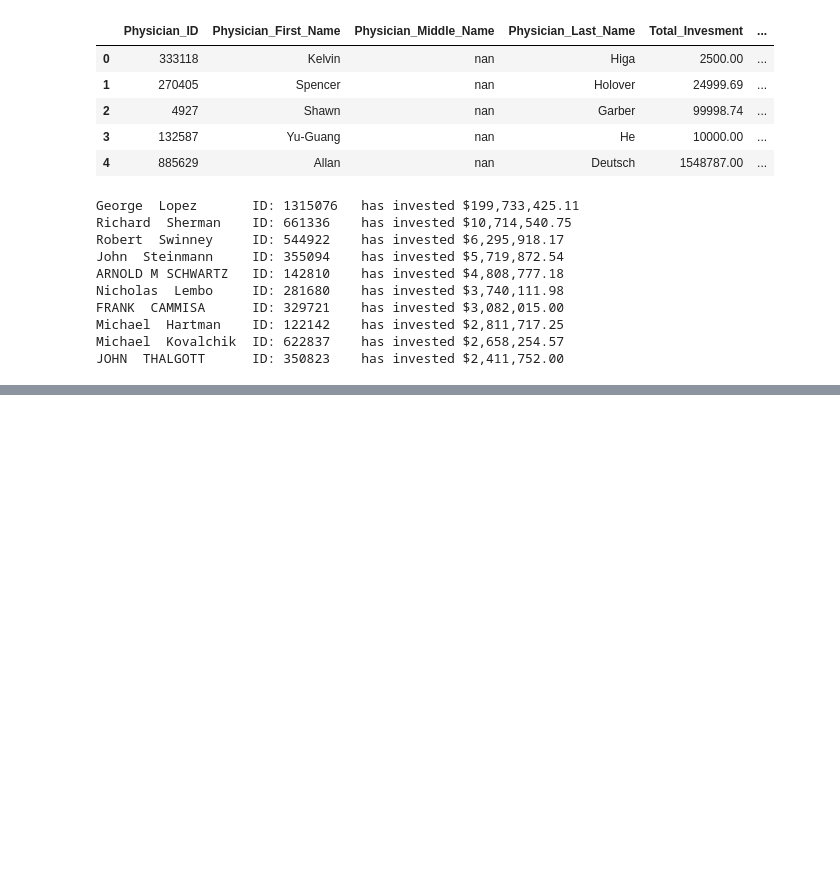
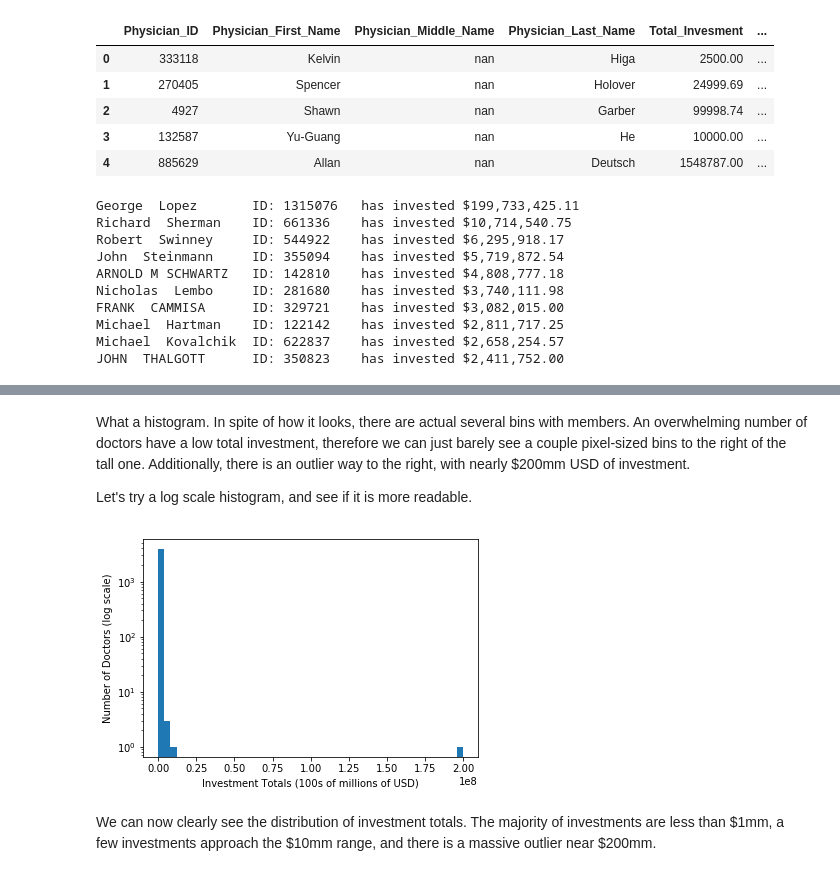
Before and after one commit to Agile-Charities/data-science-notebooks, a Jupyter notebook: healthcare-finance/healthcare-finance.ipynb, the cells around one changed output, grey strips where cells are left out. Saved outputs shown, nothing was run; the diff lists cells and outputs as text; code cells hidden in the pictures; blank space fills up the shorter version.

```diff
--- a/healthcare-finance/healthcare-finance.ipynb
+++ b/healthcare-finance/healthcare-finance.ipynb
@@ -238,0 +264,14 @@ JOHN  THALGOTT      ID: 350823    has invested $2,411,752.00
+# %% [markdown]
+What a histogram. In spite of how it looks, there are actual several bins with members. An overwhelming number of doctors have a low total investment, therefore we can just barely see a couple pixel-sized bins to the right of the tall one. Additionally, there is an outlier way to the right, with nearly \$200mm USD of investment.
+
+Let's try a log scale histogram, and see if it is more readable.
+# %%
+plt.figure()
+plt.hist(sr, bins=50, log=True)
+plt.xlabel("Investment Totals (100s of millions of USD)")
+plt.ylabel("Number of Doctors (log scale)")
+plt.show()
+# %% [output]
+[figure, added]
+# %% [markdown]
+We can now clearly see the distribution of investment totals. The majority of investments are less than \$1mm, a few investments approach the \$10mm range, and there is a massive outlier near \$200mm.
```
Also changed, not shown: parts of 5 cells of this notebook.
